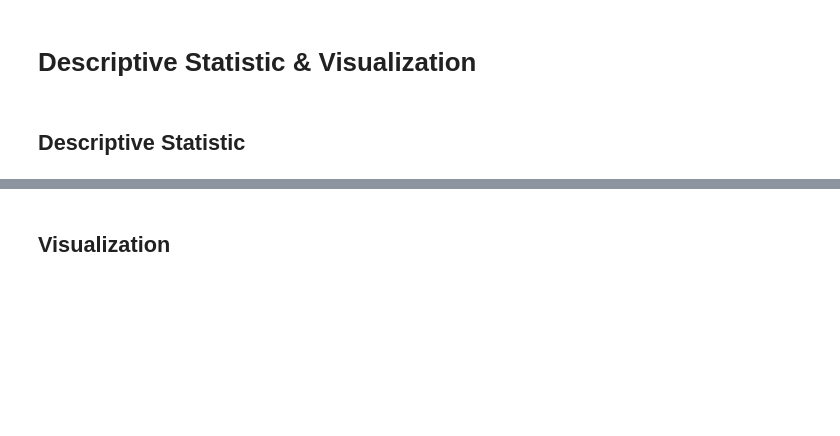
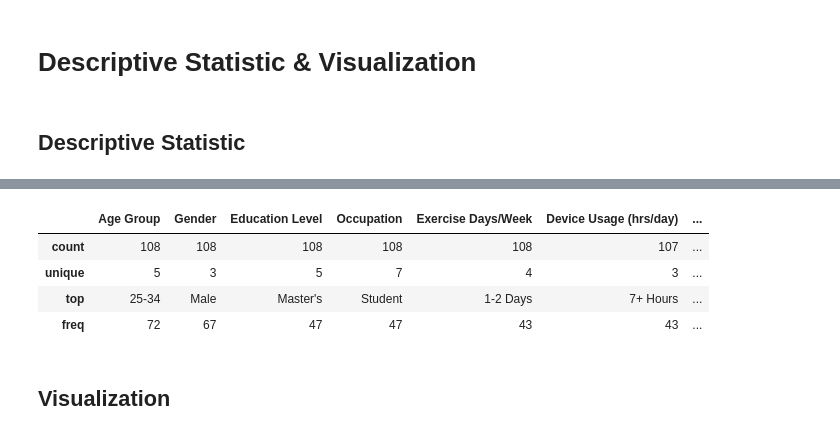
Before and after one commit to johnkimtech/sleep, a Jupyter notebook: destat_visualize.ipynb, the cells around one changed output, grey strips where cells are left out. Cells and saved outputs as stored; diff of their text form; code cells hidden in the pictures; blank space fills up the shorter version.

```diff
--- a/destat_visualize.ipynb
+++ b/destat_visualize.ipynb
@@ -56,3 +80,11 @@ df.describe()
+# %%
+non_numeric_stats
+# %% [output]
+|  | Age Group | Gender | Education Level | Occupation | Exercise Days/Week | Device Usage (hrs/day) | ... |
+| count | 108 | 108 | 108 | 108 | 108 | 107 | ... |
+| unique | 5 | 3 | 5 | 7 | 4 | 3 | ... |
+| top | 25-34 | Male | Master's | Student | 1-2 Days | 7+ Hours | ... |
+| freq | 72 | 67 | 47 | 47 | 43 | 43 | ... |
 # %% [markdown]
 ## Visualization
 # %% [markdown]
```
Also changed, not shown: parts of 9 cells of this notebook, 4 other files.
